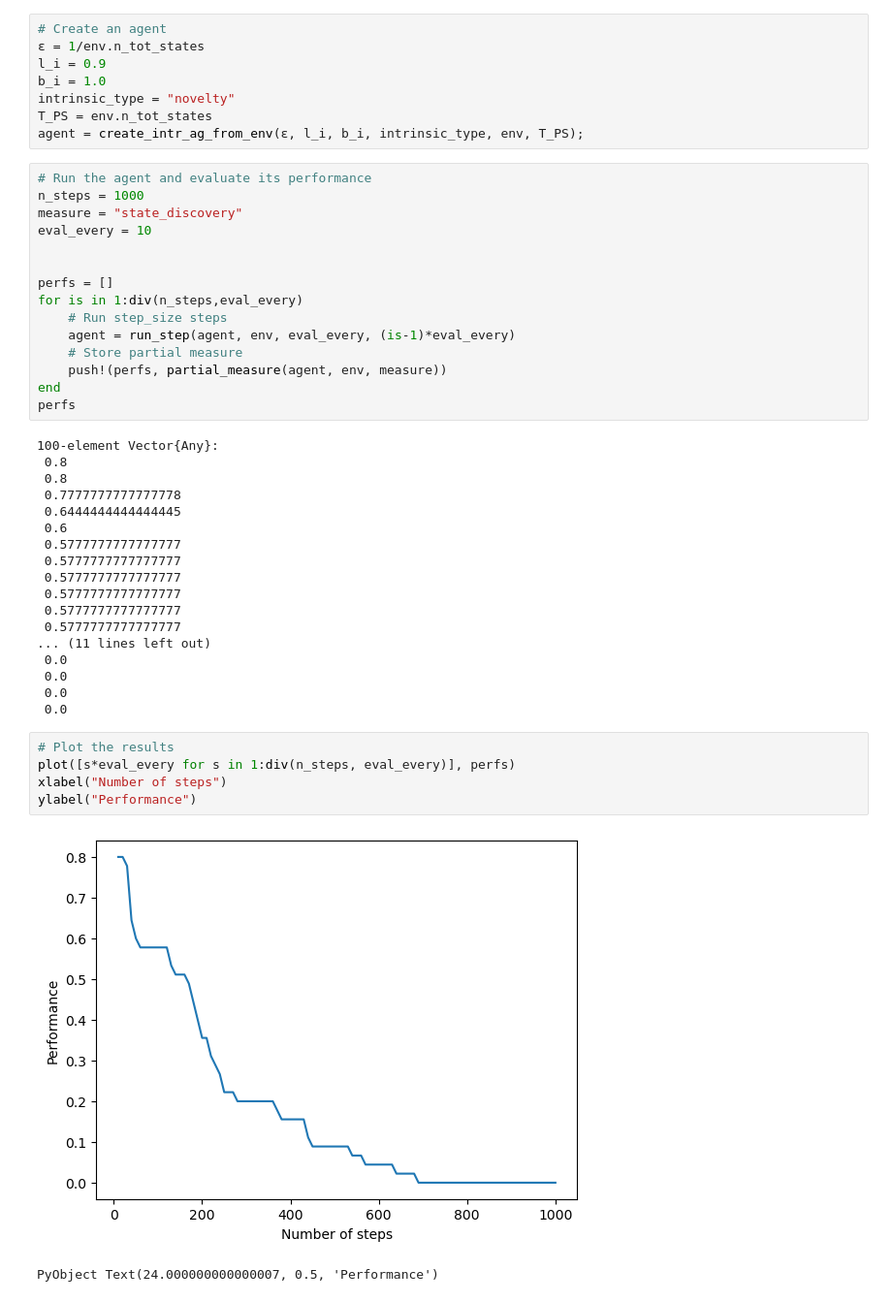
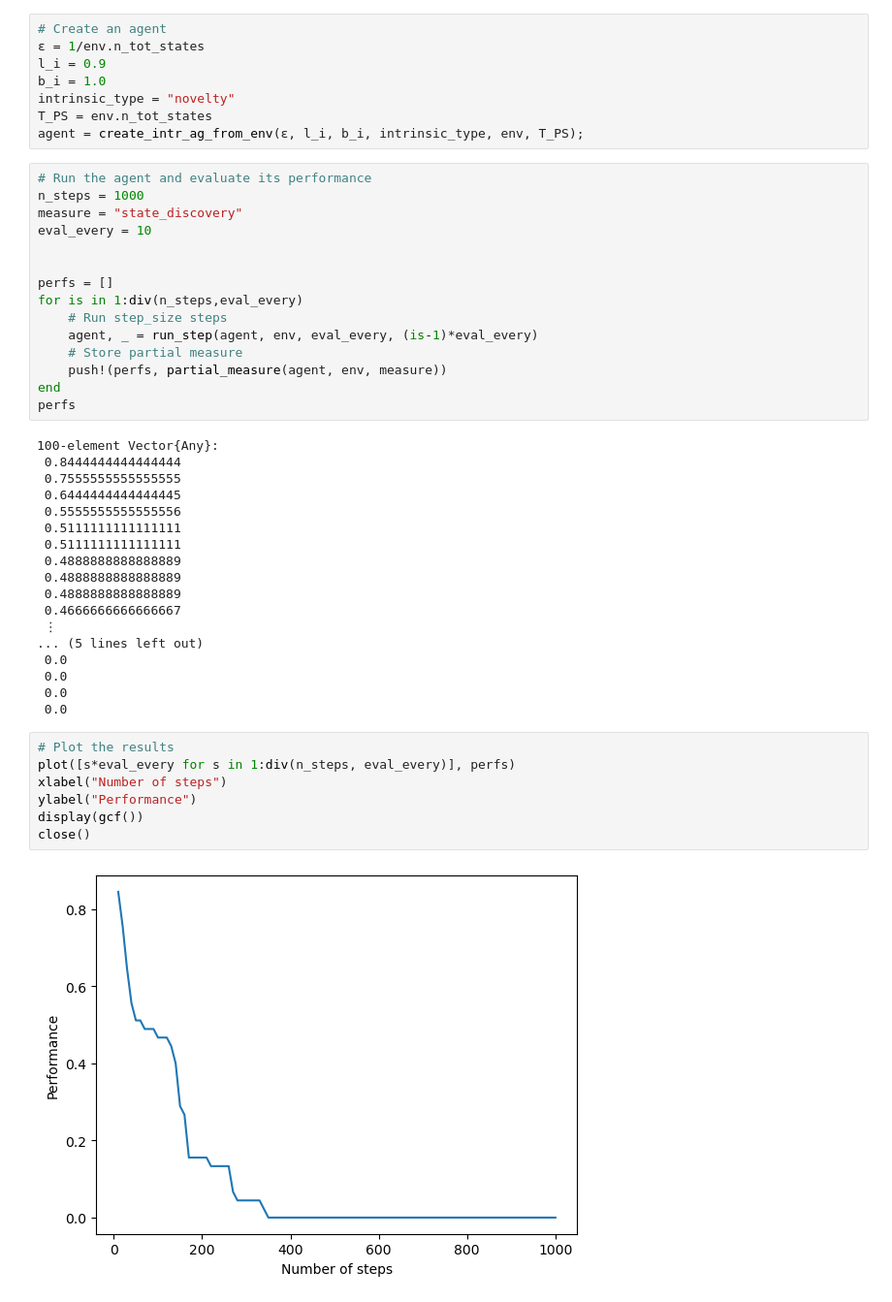
Before and after one commit to gruaz-lucas/Merits_of_curiosity_julia, a Jupyter notebook: Merits_of_curiosity_julia/scripts/example.ipynb, the cells around one changed output. Shown at 97% size. Cells and saved outputs as stored; diff of their text form.

Commit message:
scripts and plots

```diff
--- a/Merits_of_curiosity_julia/scripts/example.ipynb
+++ b/Merits_of_curiosity_julia/scripts/example.ipynb
@@ -49,25 +48,25 @@ eval_every = 10
 perfs = []
 for is in 1:div(n_steps,eval_every)
     # Run step_size steps
-    agent = run_step(agent, env, eval_every, (is-1)*eval_every)
+    agent, _ = run_step(agent, env, eval_every, (is-1)*eval_every)
     # Store partial measure
     push!(perfs, partial_measure(agent, env, measure))
 end
 perfs
 # %% [output]
 100-element Vector{Any}:
- 0.8
- 0.8
- 0.7777777777777778
+ 0.8444444444444444
+ 0.7555555555555555
  0.6444444444444445
- 0.6
- 0.5777777777777777
- 0.5777777777777777
- 0.5777777777777777
- 0.5777777777777777
- 0.5777777777777777
- 0.5777777777777777
-... (11 lines left out)
+ 0.5555555555555556
+ 0.5111111111111111
+ 0.5111111111111111
+ 0.4888888888888889
+ 0.4888888888888889
+ 0.4888888888888889
+ 0.4666666666666667
+ ⋮
+... (5 lines left out)
  0.0
  0.0
  0.0
@@ -75,8 +74,9 @@ perfs
 # %%
 # Plot the results
 plot([s*eval_every for s in 1:div(n_steps, eval_every)], perfs)
 xlabel("Number of steps")
 ylabel("Performance")
+display(gcf())
+close()
 # %% [output]
-[figure, old version]
+[figure, new version]
-PyObject Text(24.000000000000007, 0.5, 'Performance')
```
Also changed, not shown: parts of 2 cells of this notebook, 15 other files.
